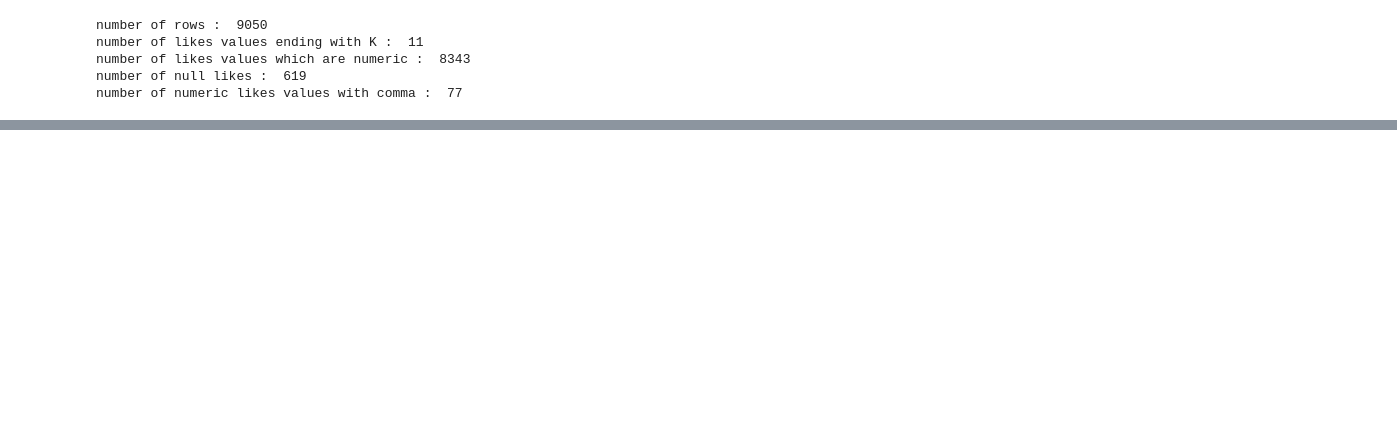
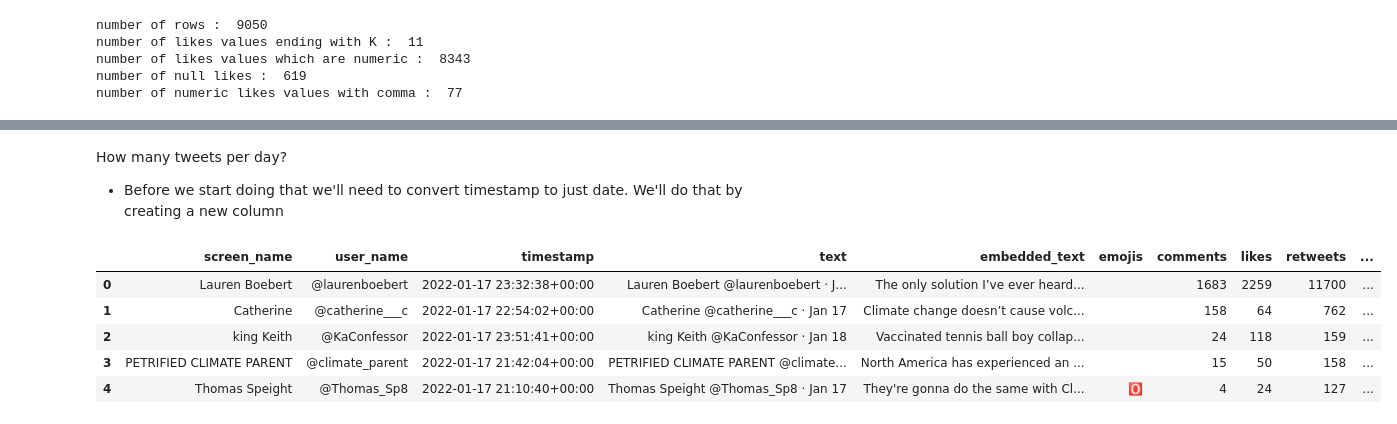
Before and after one commit to gaurangdave/EDA-Climate-Chage-Tweets, a Jupyter notebook: eda_scratchpad.ipynb, the cells around one changed output, grey strips where cells are left out. Drawn from its saved outputs; the diff is of its cells as text; code cells hidden in the pictures; blank space fills up the shorter version.

```diff
--- a/eda_scratchpad.ipynb
+++ b/eda_scratchpad.ipynb
@@ -108,6 +122,6 @@ tweets.head()
 # %%
-## we'll also rename userscreenname to screen_name and username to user_name for readability
-tweets.rename(columns={'userscreenname':'screen_name', 'username':'user_name'}, inplace=True)
+## rename userscreenname to screen_name and username to user_name for readability
+tweets.rename(columns={'userscreenname':'screen_name', 'username':'user_name', 'image link': 'image_link', 'tweet url': 'tweet_url'}, inplace=True)
 tweets.head()
 # %% [output]
 |  | screen_name | user_name | timestamp | text | embedded_text | emojis | comments | likes | retweets | ... |
@@ -402,0 +421,7 @@ dtype: float64
+# %%
+# change text and embedded text to string
+tweets["text"] = tweets["text"].astype(str)
+
+tweets["embedded_text"] = tweets["embedded_text"].astype(str)
+
+print(tweets.dtypes)
@@ -402,0 +443,6 @@ dtype: float64
+# %%
+## Replace \n, \t in text and embedded text with empty string
+tweets["text"] = tweets["text"].replace("\\n", " ", regex=True)
+tweets["text"] = tweets["text"].replace("\\t", " ",regex=True)
+tweets["embedded_text"] = tweets["embedded_text"].replace("\\n", " ", regex=True)
+tweets["embedded_text"] = tweets["embedded_text"].replace("\\t", " ", regex=True)
@@ -402,0 +467,25 @@ dtype: float64
+# %% [markdown]
+How many tweets per day?
+* Before we start doing that we'll need to convert timestamp to just date.  We'll do that by creating a new column
+# %%
+## How many tweets per day?
+## Before we start doing that we'll need to convert timestamp to just date.  We'll do that by creating a new column
+
+tweets.loc[:,"timestamp"]
+
+#convert column of timestamps to datetimes
+tweets["date"] = tweets["timestamp"].apply(lambda x: x.date())
+
+tweets["day"] = tweets["timestamp"].dt.day
+
+tweets["month"] = tweets["timestamp"].dt.month
+
+# Lets also split them into day and month to understand patterns.
+tweets.head()
+# %% [output]
+|  | screen_name | user_name | timestamp | text | embedded_text | emojis | comments | likes | retweets | ... |
+| 0 | Lauren Boebert | @laurenboebert | 2022-01-17 23:32:38+00:00 | Lauren Boebert @laurenboebert · J... | The only solution I’ve ever heard... |  | 1683 | 2259 | 11700 | ... |
+| 1 | Catherine | @catherine___c | 2022-01-17 22:54:02+00:00 | Catherine @catherine___c · Jan 17 | Climate change doesn’t cause volc... |  | 158 | 64 | 762 | ... |
+| 2 | king Keith | @KaConfessor | 2022-01-17 23:51:41+00:00 | king Keith @KaConfessor · Jan 18 | Vaccinated tennis ball boy collap... |  | 24 | 118 | 159 | ... |
+| 3 | PETRIFIED CLIMATE PARENT | @climate_parent | 2022-01-17 21:42:04+00:00 | PETRIFIED CLIMATE PARENT @climate... | North America has experienced an ... |  | 15 | 50 | 158 | ... |
+| 4 | Thomas Speight | @Thomas_Sp8 | 2022-01-17 21:10:40+00:00 | Thomas Speight @Thomas_Sp8 · Jan 17 | They're gonna do the same with Cl... | 🅾 | 4 | 24 | 127 | ... |
```
Also changed, not shown: parts of 48 cells of this notebook.
